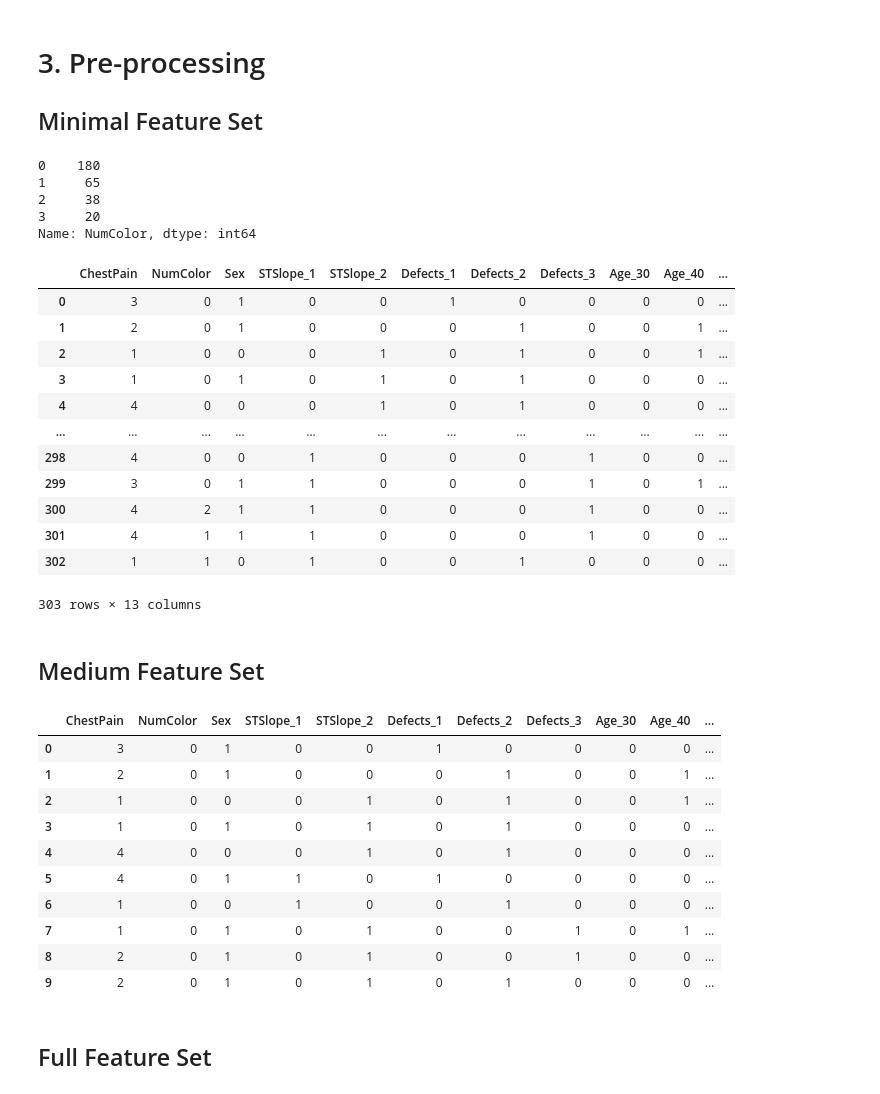
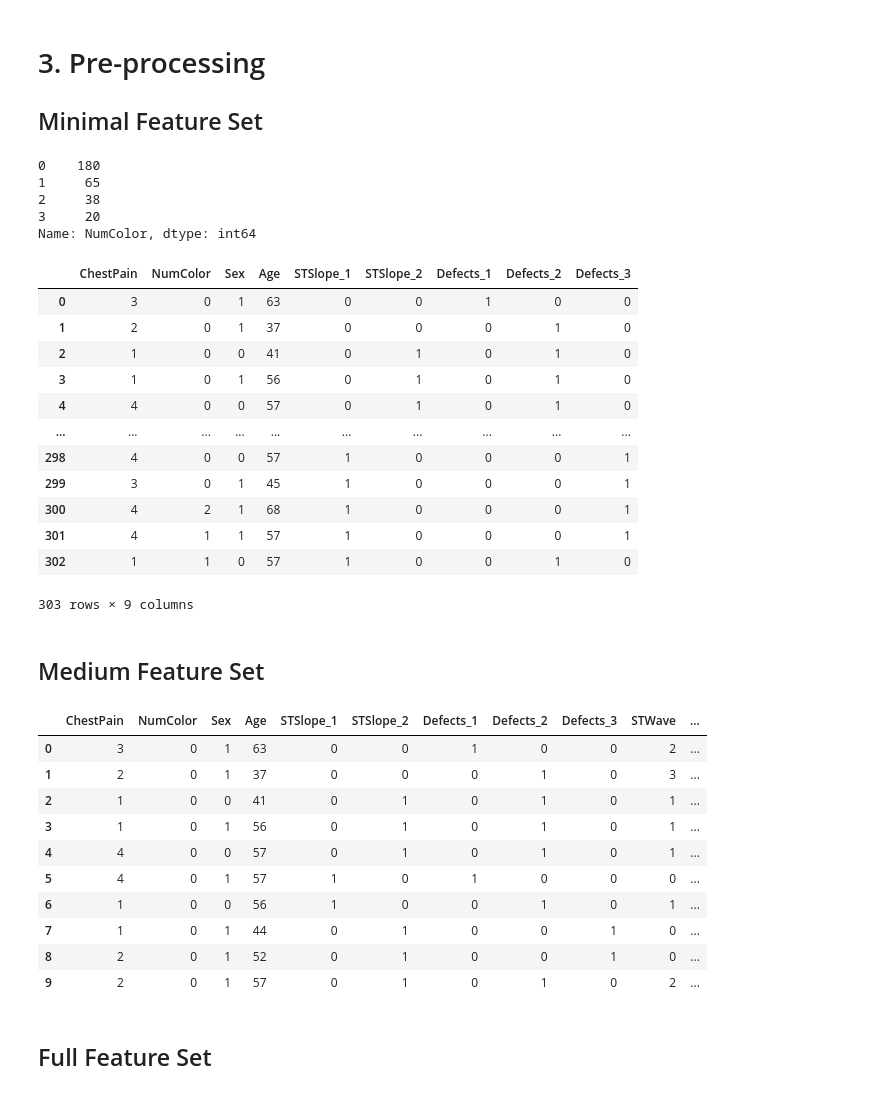
Before and after one commit to BradDoty/KaggleHeartDiseaseUCI, a Jupyter notebook: Notebooks/Capstone 2 -- Feature Engineering, Pre-processing and Training Data Development.ipynb, the cells around one changed output. Drawn from its saved outputs; the diff is of its cells as text; code cells hidden in the pictures.

```diff
--- a/Notebooks/Capstone 2 -- Feature Engineering, Pre-processing and Training Data Development.ipynb
+++ b/Notebooks/Capstone 2 -- Feature Engineering, Pre-processing and Training Data Development.ipynb
@@ -135,49 +134,51 @@ Age_30, Age_40, Age_50, Age_70, Age_80
 # %%
 min_feature = heart_data[['ChestPain','NumColor','STSlope','Defects','Sex','Age']]
 min_feature = min_feature.replace({'NumColor':4}, 0)
 min_feature = pd.get_dummies(min_feature, columns=['STSlope','Defects'], drop_first=True)
-min_feature.Age = pd.cut(min_feature.Age, [0,35,45,55,65,75,120], labels=[30,40,50,60,70,80])
-min_feature = pd.get_dummies(min_feature, columns=['Age'])
-min_feature.drop(columns='Age_60', inplace=True)
+#min_feature.Age = pd.cut(min_feature.Age, [0,35,45,55,65,75,120], labels=[30,40,50,60,70,80])
+#min_feature = pd.get_dummies(min_feature, columns=['Age'])
+#min_feature.drop(columns='Age_60', inplace=True)
+
+## Must wait to scale Age in testing and training sets separately
 print(min_feature.NumColor.value_counts())
 min_feature
 # %% [output]
 0    180
 1     65
 2     38
 3     20
 Name: NumColor, dtype: int64
-|  | ChestPain | NumColor | Sex | STSlope_1 | STSlope_2 | Defects_1 | Defects_2 | Defects_3 | Age_30 | Age_40 | ... |
-| 0 | 3 | 0 | 1 | 0 | 0 | 1 | 0 | 0 | 0 | 0 | ... |
-| 1 | 2 | 0 | 1 | 0 | 0 | 0 | 1 | 0 | 0 | 1 | ... |
-| 2 | 1 | 0 | 0 | 0 | 1 | 0 | 1 | 0 | 0 | 1 | ... |
-| 3 | 1 | 0 | 1 | 0 | 1 | 0 | 1 | 0 | 0 | 0 | ... |
-| 4 | 4 | 0 | 0 | 0 | 1 | 0 | 1 | 0 | 0 | 0 | ... |
-| ... | ... | ... | ... | ... | ... | ... | ... | ... | ... | ... | ... |
-| 298 | 4 | 0 | 0 | 1 | 0 | 0 | 0 | 1 | 0 | 0 | ... |
-| 299 | 3 | 0 | 1 | 1 | 0 | 0 | 0 | 1 | 0 | 1 | ... |
-| 300 | 4 | 2 | 1 | 1 | 0 | 0 | 0 | 1 | 0 | 0 | ... |
-| 301 | 4 | 1 | 1 | 1 | 0 | 0 | 0 | 1 | 0 | 0 | ... |
-| 302 | 1 | 1 | 0 | 1 | 0 | 0 | 1 | 0 | 0 | 0 | ... |
+|  | ChestPain | NumColor | Sex | Age | STSlope_1 | STSlope_2 | Defects_1 | Defects_2 | Defects_3 |
+| 0 | 3 | 0 | 1 | 63 | 0 | 0 | 1 | 0 | 0 |
+| 1 | 2 | 0 | 1 | 37 | 0 | 0 | 0 | 1 | 0 |
+| 2 | 1 | 0 | 0 | 41 | 0 | 1 | 0 | 1 | 0 |
+| 3 | 1 | 0 | 1 | 56 | 0 | 1 | 0 | 1 | 0 |
+| 4 | 4 | 0 | 0 | 57 | 0 | 1 | 0 | 1 | 0 |
+| ... | ... | ... | ... | ... | ... | ... | ... | ... | ... |
+| 298 | 4 | 0 | 0 | 57 | 1 | 0 | 0 | 0 | 1 |
+| 299 | 3 | 0 | 1 | 45 | 1 | 0 | 0 | 0 | 1 |
+| 300 | 4 | 2 | 1 | 68 | 1 | 0 | 0 | 0 | 1 |
+| 301 | 4 | 1 | 1 | 57 | 1 | 0 | 0 | 0 | 1 |
+| 302 | 1 | 1 | 0 | 57 | 1 | 0 | 0 | 1 | 0 |
-303 rows × 13 columns
+303 rows × 9 columns
 # %% [markdown]
 ## Medium Feature Set
 # %%
 med_feature = pd.concat([min_feature, heart_data[['STWave','STMaxRate','STPain']] ], axis=1)
 med_feature.head(10)
-## Must wait and scale STMaxRate in testing and training sets separately
+## Must wait to scale STMaxRate in testing and training sets separately
 # %% [output]
-|  | ChestPain | NumColor | Sex | STSlope_1 | STSlope_2 | Defects_1 | Defects_2 | Defects_3 | Age_30 | Age_40 | ... |
-| 0 | 3 | 0 | 1 | 0 | 0 | 1 | 0 | 0 | 0 | 0 | ... |
-| 1 | 2 | 0 | 1 | 0 | 0 | 0 | 1 | 0 | 0 | 1 | ... |
-| 2 | 1 | 0 | 0 | 0 | 1 | 0 | 1 | 0 | 0 | 1 | ... |
-| 3 | 1 | 0 | 1 | 0 | 1 | 0 | 1 | 0 | 0 | 0 | ... |
-| 4 | 4 | 0 | 0 | 0 | 1 | 0 | 1 | 0 | 0 | 0 | ... |
-| 5 | 4 | 0 | 1 | 1 | 0 | 1 | 0 | 0 | 0 | 0 | ... |
-| 6 | 1 | 0 | 0 | 1 | 0 | 0 | 1 | 0 | 0 | 0 | ... |
-| 7 | 1 | 0 | 1 | 0 | 1 | 0 | 0 | 1 | 0 | 1 | ... |
-| 8 | 2 | 0 | 1 | 0 | 1 | 0 | 0 | 1 | 0 | 0 | ... |
-| 9 | 2 | 0 | 1 | 0 | 1 | 0 | 1 | 0 | 0 | 0 | ... |
+|  | ChestPain | NumColor | Sex | Age | STSlope_1 | STSlope_2 | Defects_1 | Defects_2 | Defects_3 | STWave | ... |
+| 0 | 3 | 0 | 1 | 63 | 0 | 0 | 1 | 0 | 0 | 2 | ... |
+| 1 | 2 | 0 | 1 | 37 | 0 | 0 | 0 | 1 | 0 | 3 | ... |
+| 2 | 1 | 0 | 0 | 41 | 0 | 1 | 0 | 1 | 0 | 1 | ... |
+| 3 | 1 | 0 | 1 | 56 | 0 | 1 | 0 | 1 | 0 | 1 | ... |
+| 4 | 4 | 0 | 0 | 57 | 0 | 1 | 0 | 1 | 0 | 1 | ... |
+| 5 | 4 | 0 | 1 | 57 | 1 | 0 | 1 | 0 | 0 | 0 | ... |
+| 6 | 1 | 0 | 0 | 56 | 1 | 0 | 0 | 1 | 0 | 1 | ... |
+| 7 | 1 | 0 | 1 | 44 | 0 | 1 | 0 | 0 | 1 | 0 | ... |
+| 8 | 2 | 0 | 1 | 52 | 0 | 1 | 0 | 0 | 1 | 0 | ... |
+| 9 | 2 | 0 | 1 | 57 | 0 | 1 | 0 | 1 | 0 | 2 | ... |
 # %% [markdown]
 ## Full Feature Set
 # %%
```
Also changed, not shown: parts of 10 cells of this notebook, 6 other files.
